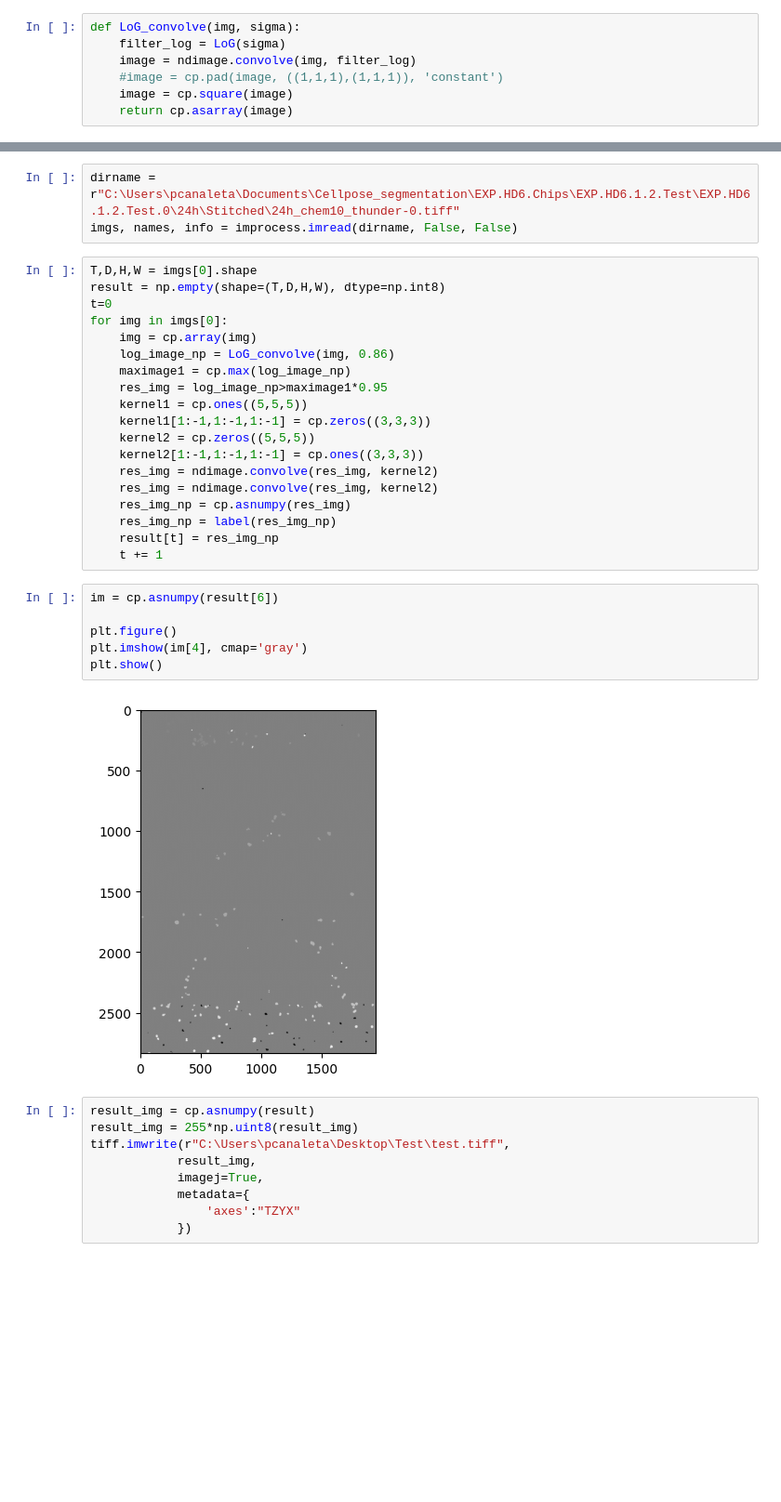
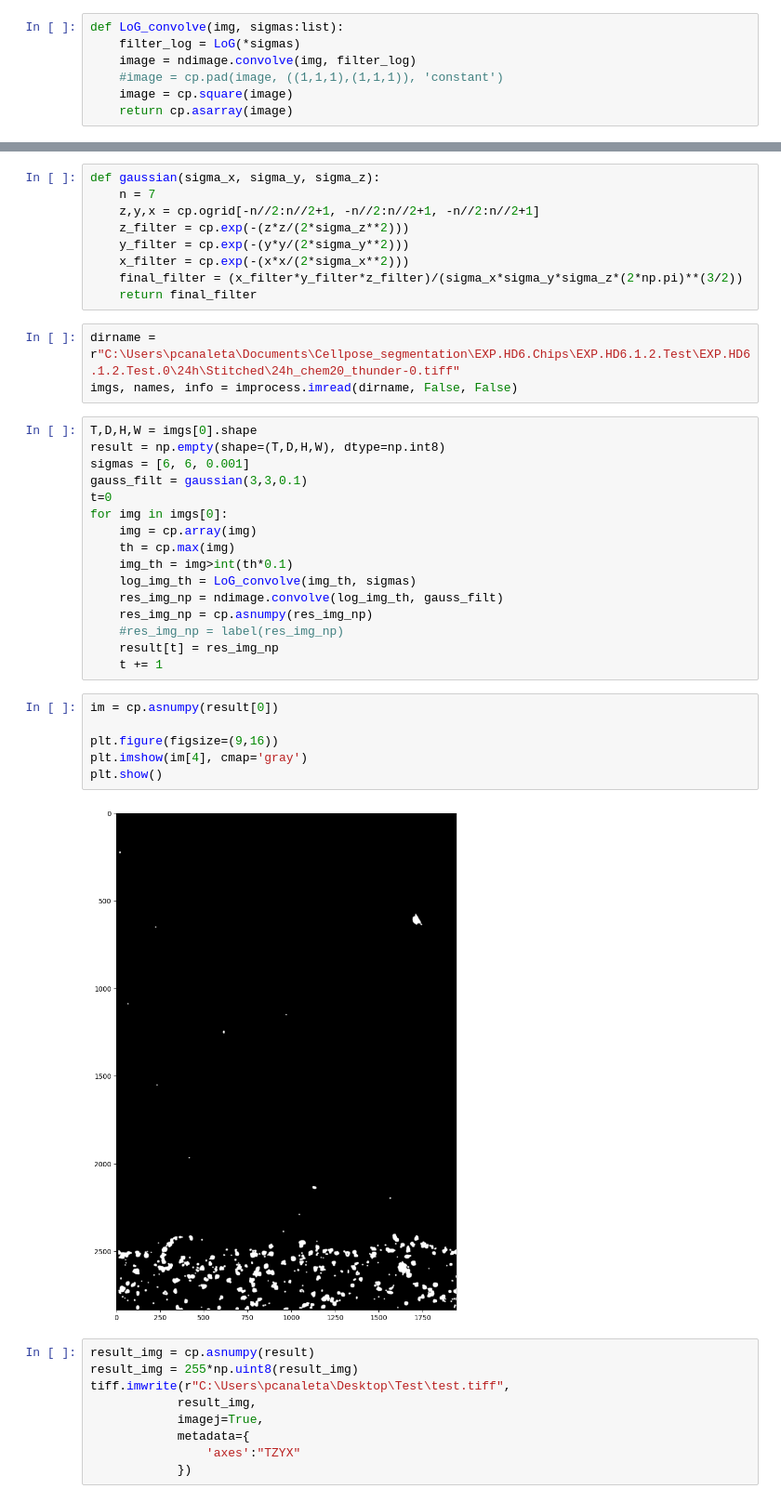
Before and after one commit to pcanaleta/tanalysis, a Jupyter notebook: test_functions.ipynb, the cells around one changed output, grey strips where cells are left out. Shown at 93% size. Drawn from its saved outputs; the diff is of its cells as text; blank space fills up the shorter version.

```diff
--- a/test_functions.ipynb
+++ b/test_functions.ipynb
@@ -19,7 +19,7 @@ def LoG(sigma):
     return final_filter
 # %%
-def LoG_convolve(img, sigma):
-    filter_log = LoG(sigma)
+def LoG_convolve(img, sigmas:list):
+    filter_log = LoG(*sigmas)
     image = ndimage.convolve(img, filter_log)
     #image = cp.pad(image, ((1,1,1),(1,1,1)), 'constant')
     image = cp.square(image)
@@ -39,33 +27,39 @@ def detect_blob(log_image_np, sigma):
+# %%
+def gaussian(sigma_x, sigma_y, sigma_z):
+    n = 7
+    z,y,x = cp.ogrid[-n//2:n//2+1, -n//2:n//2+1, -n//2:n//2+1]
+    z_filter = cp.exp(-(z*z/(2*sigma_z**2)))
+    y_filter = cp.exp(-(y*y/(2*sigma_y**2)))
+    x_filter = cp.exp(-(x*x/(2*sigma_x**2)))
+    final_filter = (x_filter*y_filter*z_filter)/(sigma_x*sigma_y*sigma_z*(2*np.pi)**(3/2))
+    return final_filter
 # %%
-dirname = r"C:\Users\pcanaleta\Documents\Cellpose_segmentation\EXP.HD6.Chips\EXP.HD6.1.2.Test\EXP.HD6.1.2.Test.0\24h\Stitched\24h_chem10_thunder-0.tiff"
+dirname = r"C:\Users\pcanaleta\Documents\Cellpose_segmentation\EXP.HD6.Chips\EXP.HD6.1.2.Test\EXP.HD6.1.2.Test.0\24h\Stitched\24h_chem20_thunder-0.tiff"
 imgs, names, info = improcess.imread(dirname, False, False)
 # %%
 T,D,H,W = imgs[0].shape
 result = np.empty(shape=(T,D,H,W), dtype=np.int8)
+sigmas = [6, 6, 0.001]
+gauss_filt = gaussian(3,3,0.1)
 t=0
 for img in imgs[0]:
     img = cp.array(img)
-    log_image_np = LoG_convolve(img, 0.86)
-    maximage1 = cp.max(log_image_np)
-    res_img = log_image_np>maximage1*0.95
-    kernel1 = cp.ones((5,5,5))
-    kernel1[1:-1,1:-1,1:-1] = cp.zeros((3,3,3))
-    kernel2 = cp.zeros((5,5,5))
-    kernel2[1:-1,1:-1,1:-1] = cp.ones((3,3,3))
-    res_img = ndimage.convolve(res_img, kernel2)
-    res_img = ndimage.convolve(res_img, kernel2)
-    res_img_np = cp.asnumpy(res_img)
-    res_img_np = label(res_img_np)
+    th = cp.max(img)
+    img_th = img>int(th*0.1)
+    log_img_th = LoG_convolve(img_th, sigmas)
+    res_img_np = ndimage.convolve(log_img_th, gauss_filt)
+    res_img_np = cp.asnumpy(res_img_np)
+    #res_img_np = label(res_img_np)
     result[t] = res_img_np
     t += 1
 # %%
-im = cp.asnumpy(result[6])
+im = cp.asnumpy(result[0])
 
-plt.figure()
+plt.figure(figsize=(9,16))
 plt.imshow(im[4], cmap='gray')
 plt.show()
 # %% [output]
-[figure, old version]
+[figure, new version]
 # %%
 result_img = cp.asnumpy(result)
 result_img = 255*np.uint8(result_img)
```
Also changed, not shown: parts of 3 cells of this notebook.
